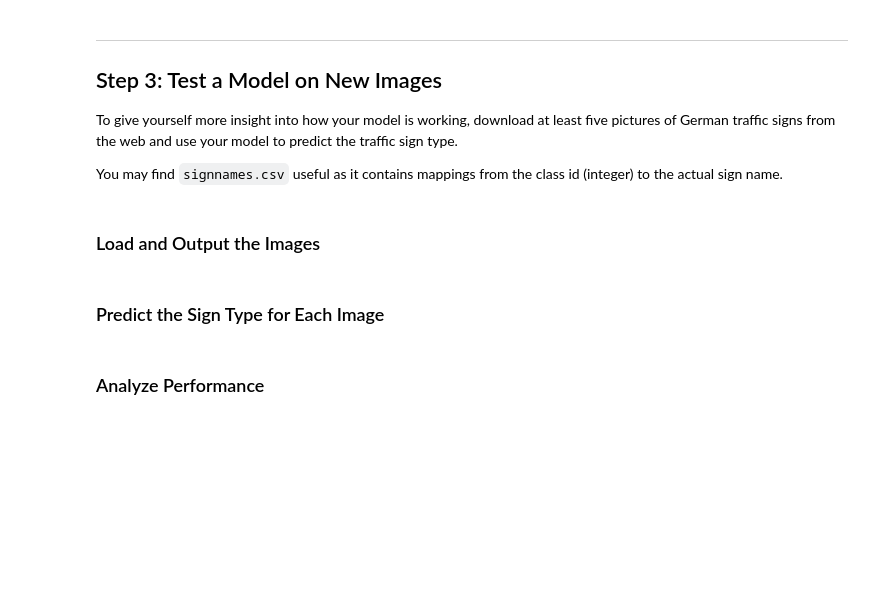
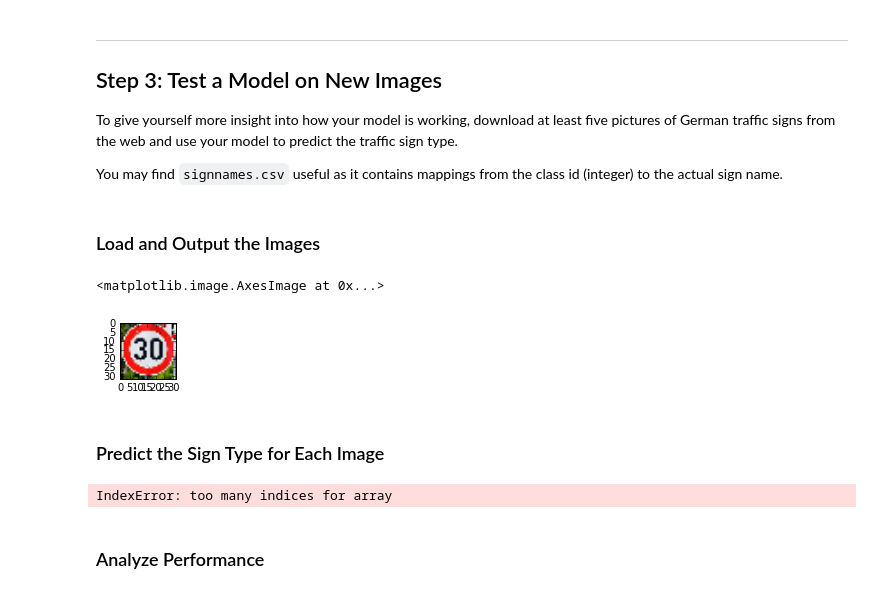
Before and after one commit to andreas28/CarND, a Jupyter notebook: CarND-Traffic-Sign-Classifier-Project/Traffic_Sign_Classifier.ipynb, the cells around one changed output. Saved outputs shown, nothing was run; the diff lists cells and outputs as text; code cells hidden in the pictures; blank space fills up the shorter version.

```diff
--- a/CarND-Traffic-Sign-Classifier-Project/Traffic_Sign_Classifier.ipynb
+++ b/CarND-Traffic-Sign-Classifier-Project/Traffic_Sign_Classifier.ipynb
@@ -345,9 +489,39 @@ You may find `signnames.csv` useful as it contains mappings from the class id (i
+# %%
+### Load the images and plot them here.
+### Feel free to use as many code cells as needed.
+import cv2
+
+def load_image(file):
+    image = cv2.imread(file)
+    # Resize image to CNN's expected input size
+    image = cv2.resize(image, (32,32))
+    # Shuffle image channels from opencv's BGR to CNN's expected RGB
+    b,g,r = cv2.split(image)
+    return cv2.merge([r,g,b])
+
+image1 = load_image("traffic-signs-data/1.jpg")
+image1 = normalize_image(image1)
+
+
+plt.figure(figsize=(1,1))
+plt.imshow(image1)
+# %% [output]
+<matplotlib.image.AxesImage at 0x...>
+[figure, added]
 # %% [markdown]
 ### Predict the Sign Type for Each Image
 # %%
 ### Run the predictions here and use the model to output the prediction for each image.
 ### Make sure to pre-process the images with the same pre-processing pipeline used earlier.
 ### Feel free to use as many code cells as needed.
+
+with tf.Session() as sess:
+    saver.restore(sess, tf.train.latest_checkpoint('.'))
+
+    test_accuracy = evaluate(image1, np.array(1))
+    print("Test Accuracy = {:.3f}".format(test_accuracy))
+# %% [output]
+IndexError: too many indices for array
 # %% [markdown]
 ### Analyze Performance
 # %%
```
Also changed, not shown: parts of 5 cells of this notebook, 3 other files.
